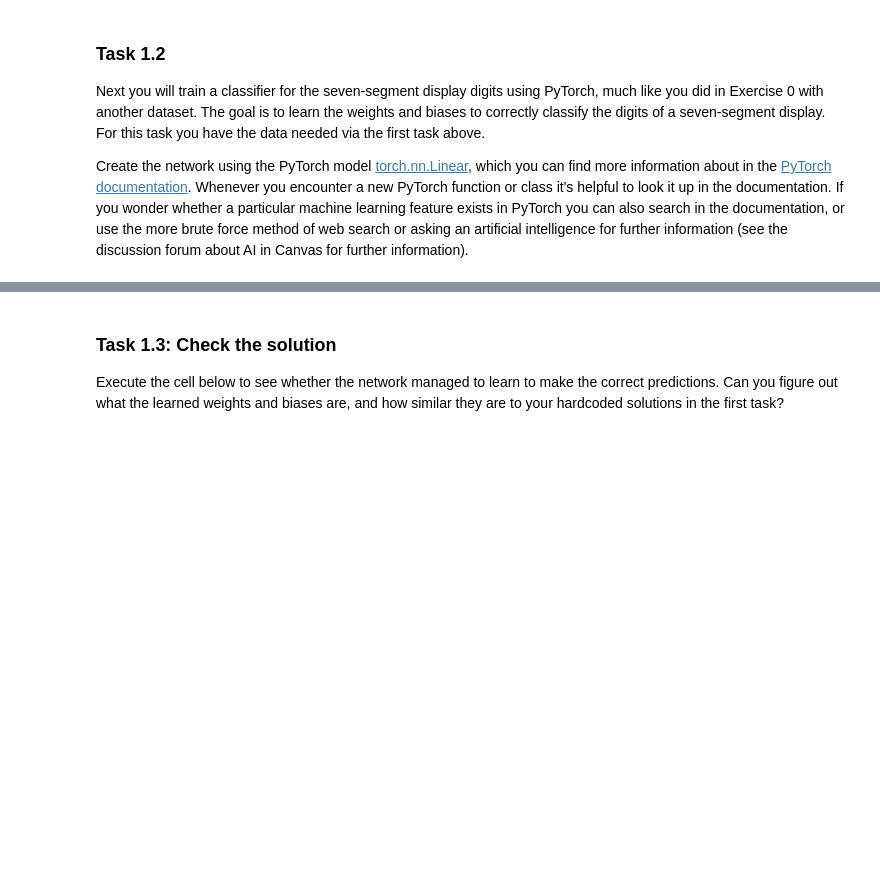
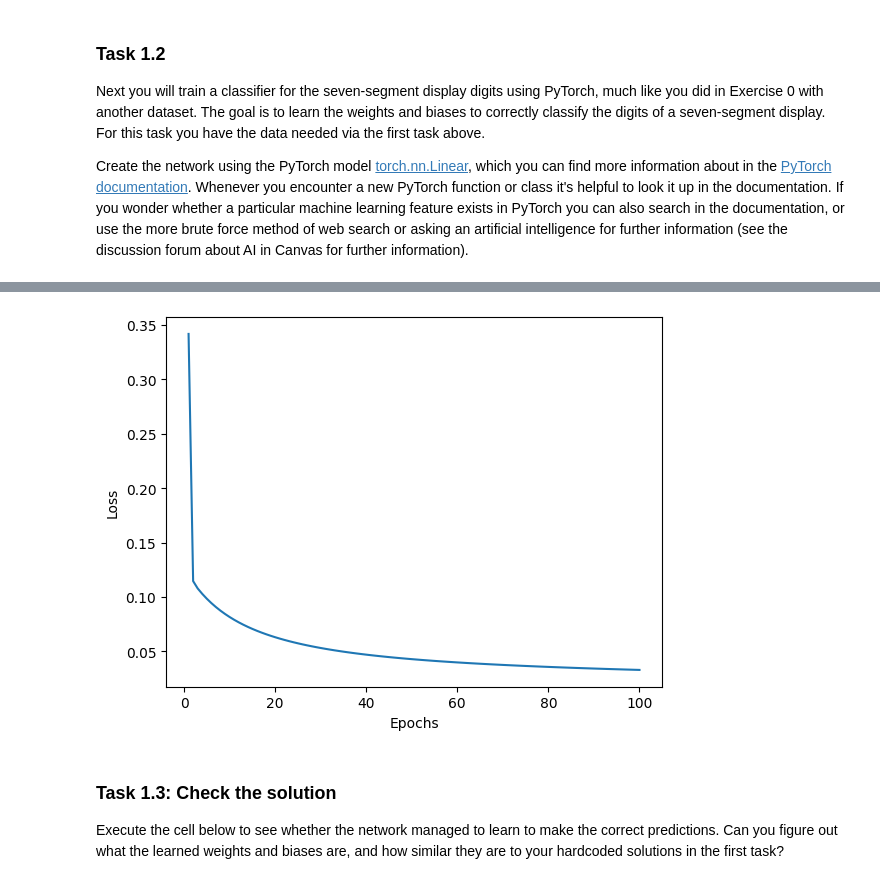
Before and after one commit to jacomoel/d7046e, a Jupyter notebook: exercises/ANN-Exercise-1.ipynb, the cells around one changed output, grey strips where cells are left out. Saved outputs shown, nothing was run; the diff lists cells and outputs as text; code cells hidden in the pictures; blank space fills up the shorter version.

```diff
--- a/exercises/ANN-Exercise-1.ipynb
+++ b/exercises/ANN-Exercise-1.ipynb
@@ -99,28 +99,28 @@ Digit 9 corresponds to the vector [1 1 1 0 0 1 1]
 weights = [
     numpy.array([1,1,1,1,1,1,-1]), # 0
     numpy.array([-1,1,1,-1,-1,-1,-1]), # 1
-    numpy.array(...), # 2
-    numpy.array(...), # 3
-    numpy.array(...), # 4
-    numpy.array(...), # 5
-    numpy.array(...), # 6
-    numpy.array(...), # 7
-    numpy.array(...), # 8
-    numpy.array(...), # 9
+    numpy.array([1,1,-1,1,1,-1,1]), # 2
+    numpy.array([1,1,1,1,-1,-1,1]), # 3
+    numpy.array([-1,1,1,-1,-1,1,1]), # 4
+    numpy.array([1,-1,1,1,-1,1,1]), # 5
+    numpy.array([1,-1,1,1,1,1,1]), # 6
+    numpy.array([1,1,1,-1,-1,-1,-1]), # 7
+    numpy.array([1,1,1,1,1,1,1]), # 8
+    numpy.array([1,1,1,-1,-1,1,1]), # 9
 
 ]
 
 biases = [
     -5, # 0
     -1, # 1
-    ..., # 2
-    ..., # 3
-    ..., # 4
-    ..., # 5
-    ..., # 6
-    ..., # 7
-    ..., # 8
-    ..., # 9
+    -3, # 2
+    -2, # 3
+    -2, # 4
+    -3, # 5
+    -4, # 6
+    -1, # 7
+    -5, # 8
+    -3, # 9
 ]
 # %%
 ## Finally let's evaluate the output of the perceptrons.
@@ -138,7 +138,7 @@ for digit in range(10): # For each digit between 0 and 9 (range(n) gives a range
     for w, b in zip(weights, biases): # For each weight and bias in the lists (zip takes two lists [x1,x2,...] [y1,y2,...] and makes a new list [(x1,y1),(x2,y2),...])
 
         # CHANGE THIS LINE TO ADD BIASES AS WELL
-        output = w.dot(vector) # Calculating the output of the perceptron with weight w and bias b
+        output = w.dot(vector) + b # Calculating the output of the perceptron with weight w and bias b
 
         outputs.append(output) # Adding the output to the list of outputs
     prediction = outputs.index(max(outputs)) # Get prediction by taking the index of the output value with maximum input
@@ -173,8 +184,11 @@ labels = labels.detach() # Since we won't be changing the labels during training
 ## The network
 # We create a simple network from torch.nn.Linear
 
-input_size = ... # What is the size of the input vector to the network?
-output_size = ... # What is the size of the output vector of the network?
+# [A,...,G] -> 7
+input_size = 7 # What is the size of the input vector to the network?
+
+# "we can't simply say "5" is our expected output, but rather that we want [0,0,0,0,0,1,0,0,0,0]" -> 10 (0-9)
+output_size = 10 # What is the size of the output vector of the network?
 
 network = torch.nn.Linear(input_size, output_size) # Creating a single linear layer of a neural network with the given input and output sizes
 # %%
@@ -184,7 +198,7 @@ network = torch.nn.Linear(input_size, output_size) # Creating a single linear la
 epochs = 100 # How many epochs (complete runs of the data) to train for. Since our dataset is small 100 seems reasonable
 loss_function = torch.nn.MSELoss() # What function to use to calculate the loss given the prediction and labels
 optimizer = torch.optim.SGD(network.parameters(), lr=1) # Function for updating the parameters of the network based on loss
-learning_rate = 1 # How fast to optimize the network. Since our problem is quite small we can have a large learning rate, otherise 0.01 is usually standard
+learning_rate = 0.1 # How fast to optimize the network. Since our problem is quite small we can have a large learning rate, otherise 0.01 is usually standard
 
 # Create a list to keep track of how the loss changes
 losses = []
@@ -219,3 +233,4 @@ plt.plot(range(1,epochs+1),losses)
 plt.xlabel('Epochs')
 plt.ylabel('Loss')
 plt.show()
+# %% [output]
@@ -222,3 +247,4 @@ plt.show()
+[figure, added]
 # %% [markdown]
 ### Task 1.3: Check the solution
 
```
Also changed, not shown: parts of 7 cells of this notebook.
